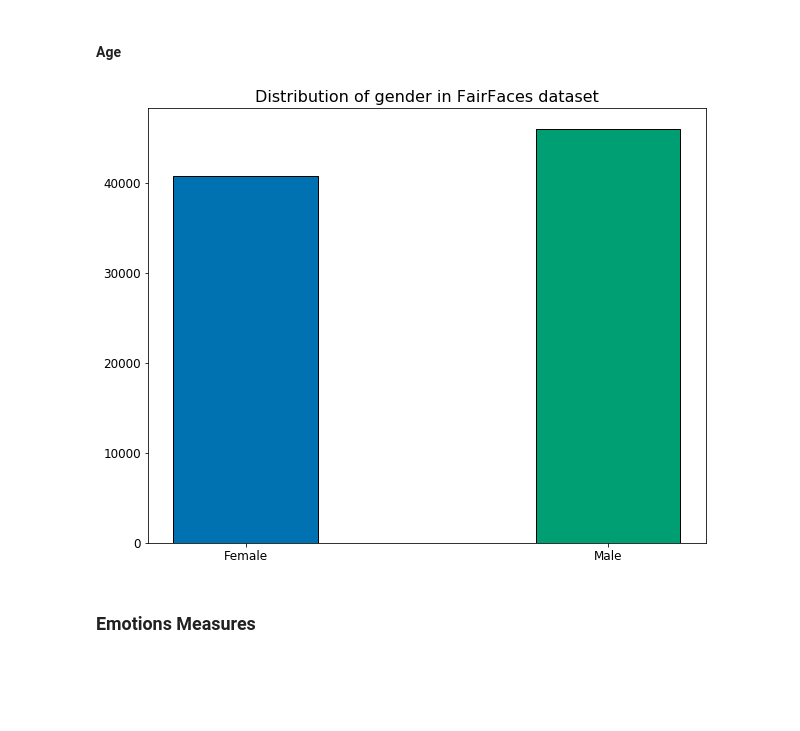
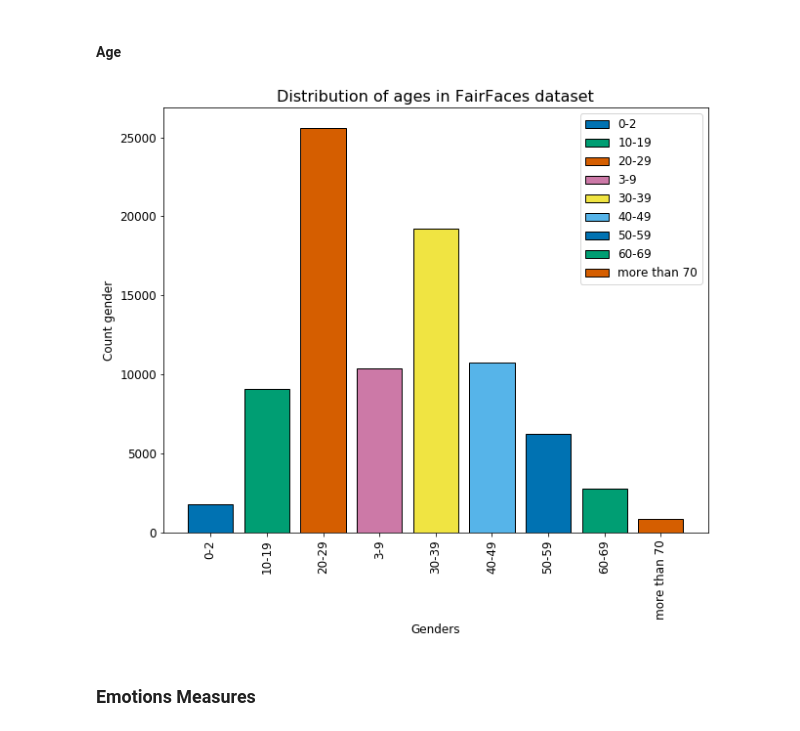
Before and after one commit to EwertonDCSilv/emotion_faces, a Jupyter notebook: tp.ipynb, the cells around one changed output. Saved outputs shown, nothing was run; the diff lists cells and outputs as text; code cells hidden in the pictures; blank space fills up the shorter version.

```diff
--- a/tp.ipynb
+++ b/tp.ipynb
@@ -233,19 +241,30 @@ plt.show()
 #### Age
 # %%
 # Count gender in FairFaces Dataset
-faces_age = df[['gender',"file"]]
-faces_age = faces_gender.groupby("gender",as_index=False).count()
+faces_age = df[['age',"file"]]
+faces_age.columns = ['age',"count"]
+faces_age = faces_age.groupby("age",as_index=False).count()
+age_list = faces_age['age'].unique()
 
 # Values
-names = faces_gender.iloc[0:2,:1].values.T[0]
-values = faces_gender.iloc[:,-1:].values.T[0]
+ages_list = faces_age.iloc[:,0].values
+values = faces_age.iloc[:,1].values
 
-# Ploting chart
-bar_plot = plt.bar(names, values,  width = 0.40, color=['#0072b2','#009e73'], edgecolor='k', align = 'center')
-plt.title("Distribution of gender in FairFaces dataset")
+# Ploting line by line
+for unq_value in age_list:
+    mask = faces_age['age'] == unq_value
+    df_subset = faces_age[mask]
+    plt.bar(df_subset['age'], df_subset['count'], edgecolor='k')
+
+# Config plot
+plt.xticks(rotation=90)
+plt.xlabel("Genders")
+plt.ylabel("Count gender")
+plt.title("Distribution of ages in FairFaces dataset")
+plt.legend(age_list)
 plt.show()
 # %% [output]
-[figure, old version]
+[figure, new version]
 # %% [markdown]
 ### Emotions Measures
 # %% [markdown]
```
Also changed, not shown: parts of 3 cells of this notebook.
